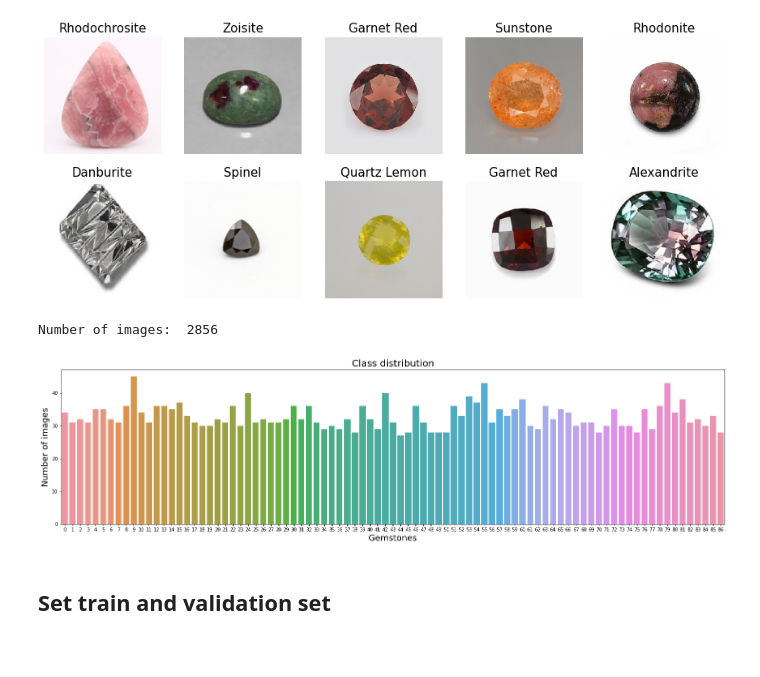
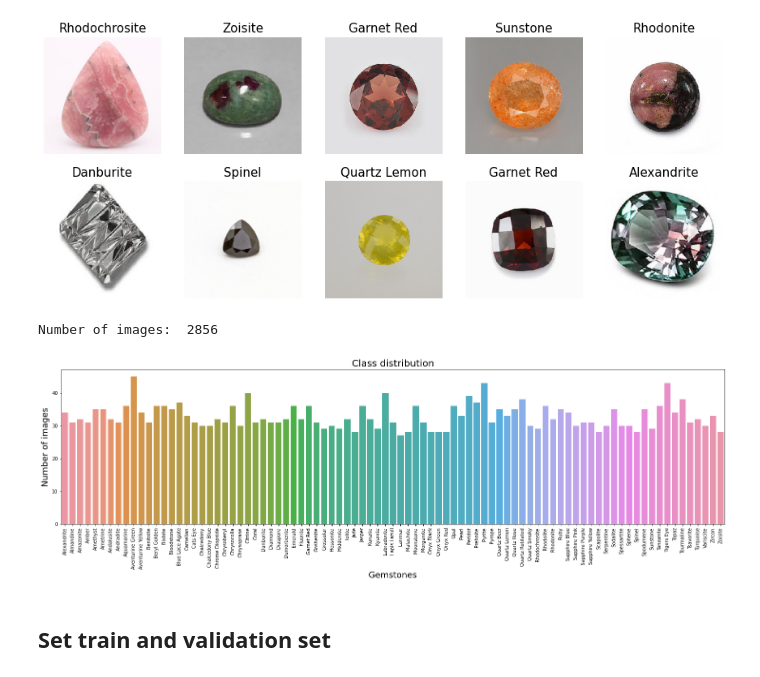
Before and after one commit to loremendez/Gemstones, a Jupyter notebook: Gemstones.ipynb, the cells around one changed output. Cells and saved outputs as stored; diff of their text form; code cells hidden in the pictures; blank space fills up the shorter version.

```diff
--- a/Gemstones.ipynb
+++ b/Gemstones.ipynb
@@ -115,17 +128,18 @@ temp_df.columns = ['class', 'counts']
 # %%
 # how many images do we have per class?
 plt.figure(figsize=(25,6))
 sns.barplot(data=temp_df,
             x='class',
             y='counts')
 plt.ylabel('Number of images', fontsize=18)
 plt.xlabel('Gemstones', fontsize=18)
 plt.title('Class distribution', fontsize=20)
+plt.xticks(np.arange(len(class_indices)), labels=class_indices.keys(), rotation=90)
 
 print('Number of images: ', np.sum(temp_df['counts'].values))
 # %% [output]
 Number of images:  2856
-[figure, old version]
+[figure, new version]
 # %% [markdown]
 ## Set train and validation set
 # %%
```
Also changed, not shown: parts of 23 cells of this notebook, 2 other files.
